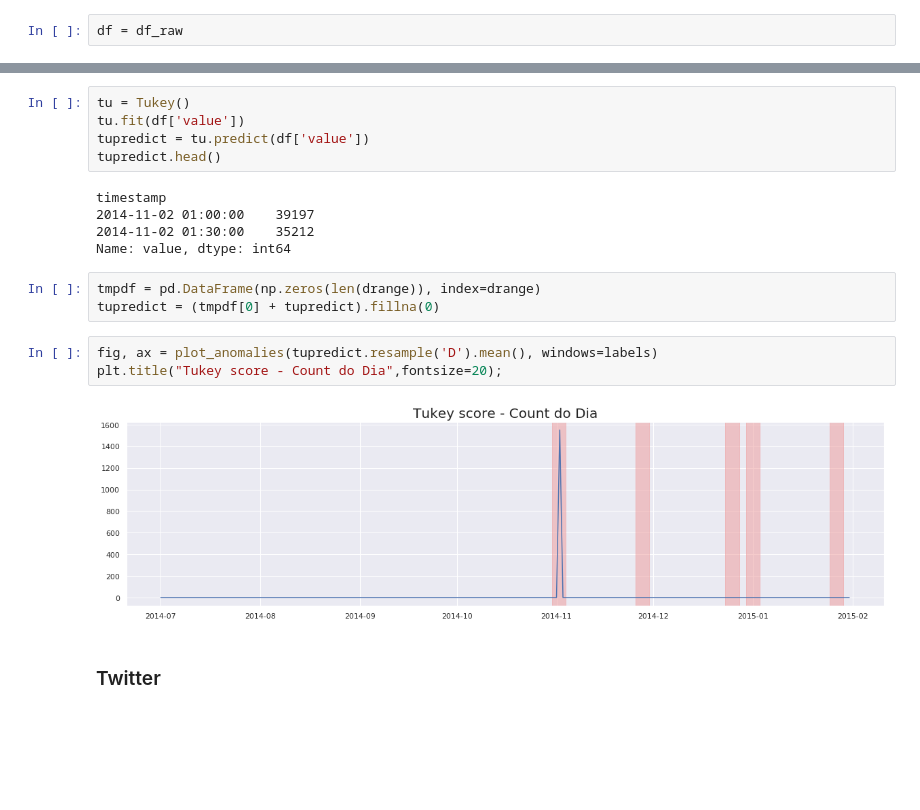
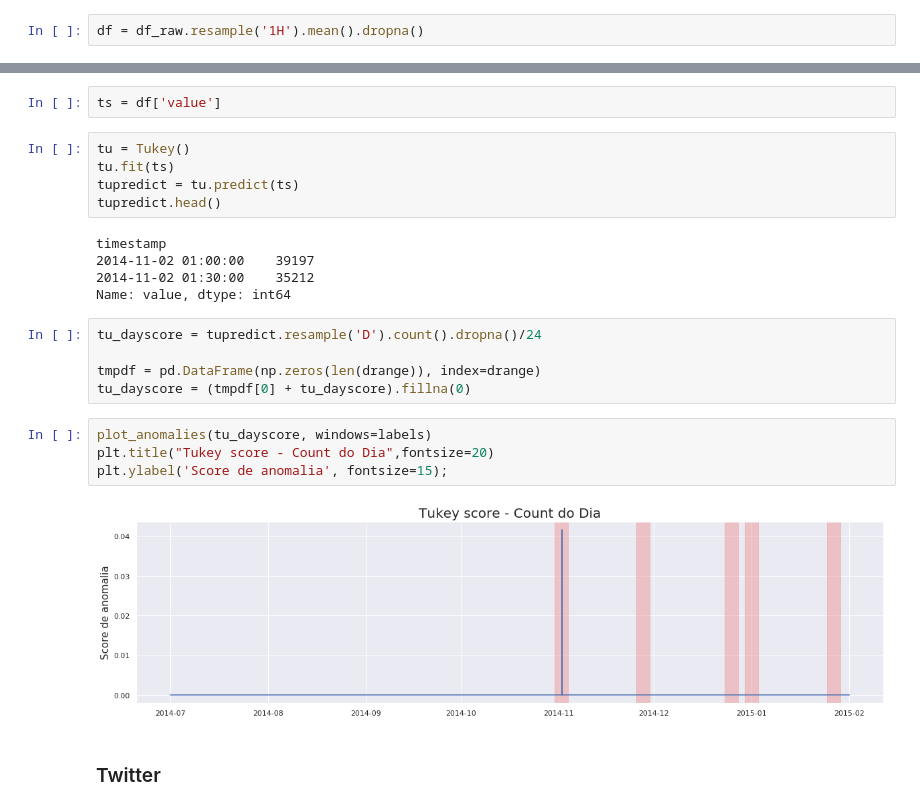
Before and after one commit to Fillipedem/Comparacao-algoritmos-de-deteccao-de-anomalias, a Jupyter notebook: 5 - NYC Taxi.ipynb, the cells around one changed output, grey strips where cells are left out. Drawn from its saved outputs; the diff is of its cells as text; blank space fills up the shorter version.

```diff
--- a/5 - NYC Taxi.ipynb
+++ b/5 - NYC Taxi.ipynb
@@ -75,2 +82,2 @@ DatetimeIndex(['2014-07-01 00:00:00', '2014-07-01 00:30:00',
 # %%
-df = df_raw
+df = df_raw.resample('1H').mean().dropna()
@@ -112,9 +127,11 @@ Text(0.5, 1.0, 'MAD score - Média por Dia')
 # %% [markdown]
 ### Tukey
+# %%
+ts = df['value']
 # %%
 tu = Tukey()
-tu.fit(df['value'])
-tupredict = tu.predict(df['value'])
+tu.fit(ts)
+tupredict = tu.predict(ts)
 tupredict.head()
 # %% [output]
 timestamp
@@ -122,12 +139,15 @@ timestamp
 2014-11-02 01:30:00    35212
 Name: value, dtype: int64
 # %%
+tu_dayscore = tupredict.resample('D').count().dropna()/24
+
 tmpdf = pd.DataFrame(np.zeros(len(drange)), index=drange)
-tupredict = (tmpdf[0] + tupredict).fillna(0)
+tu_dayscore = (tmpdf[0] + tu_dayscore).fillna(0)
 # %%
-fig, ax = plot_anomalies(tupredict.resample('D').mean(), windows=labels)
-plt.title("Tukey score - Count do Dia",fontsize=20);
+plot_anomalies(tu_dayscore, windows=labels)
+plt.title("Tukey score - Count do Dia",fontsize=20)
+plt.ylabel('Score de anomalia', fontsize=15);
 # %% [output]
-[figure, old version]
+[figure, new version]
 # %% [markdown]
 ### Twitter
```
Also changed, not shown: parts of 23 cells of this notebook, 8 other files.
